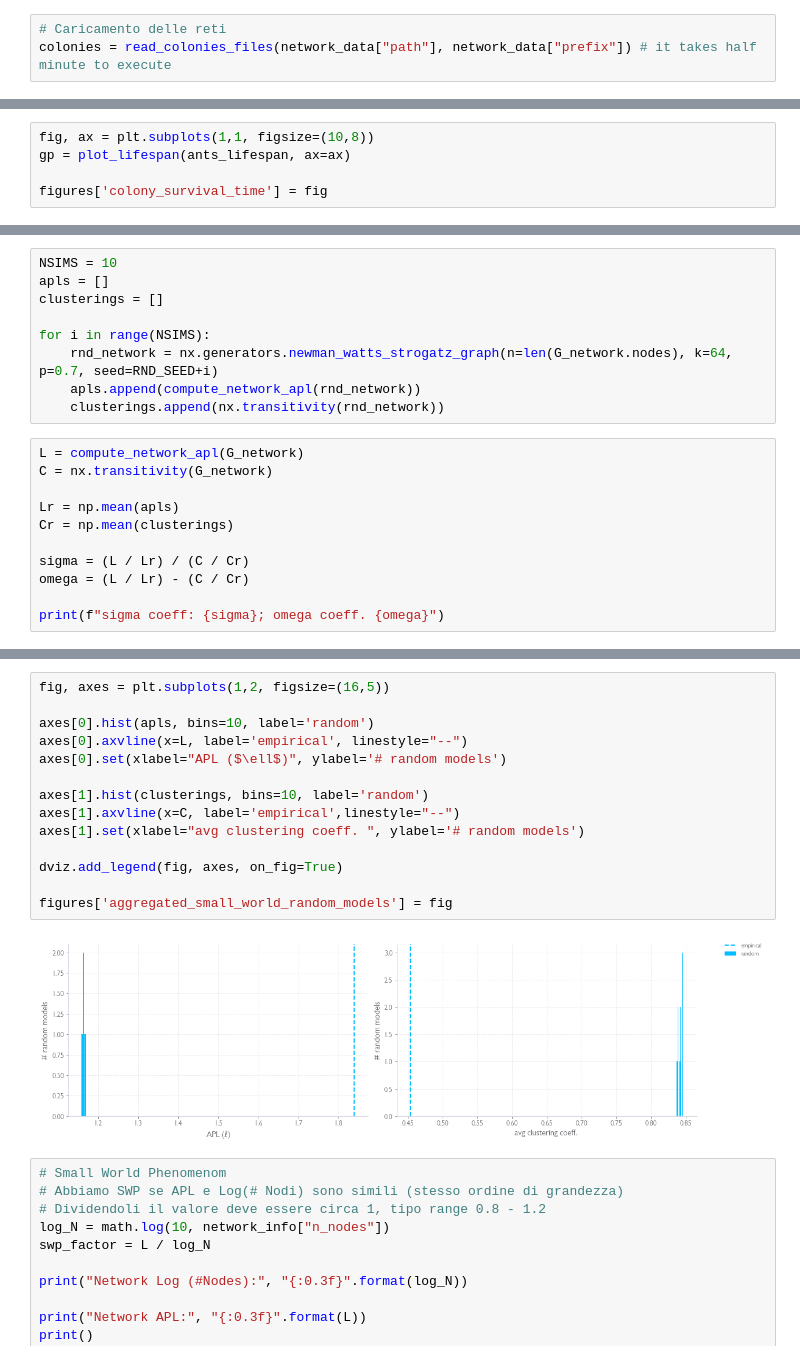
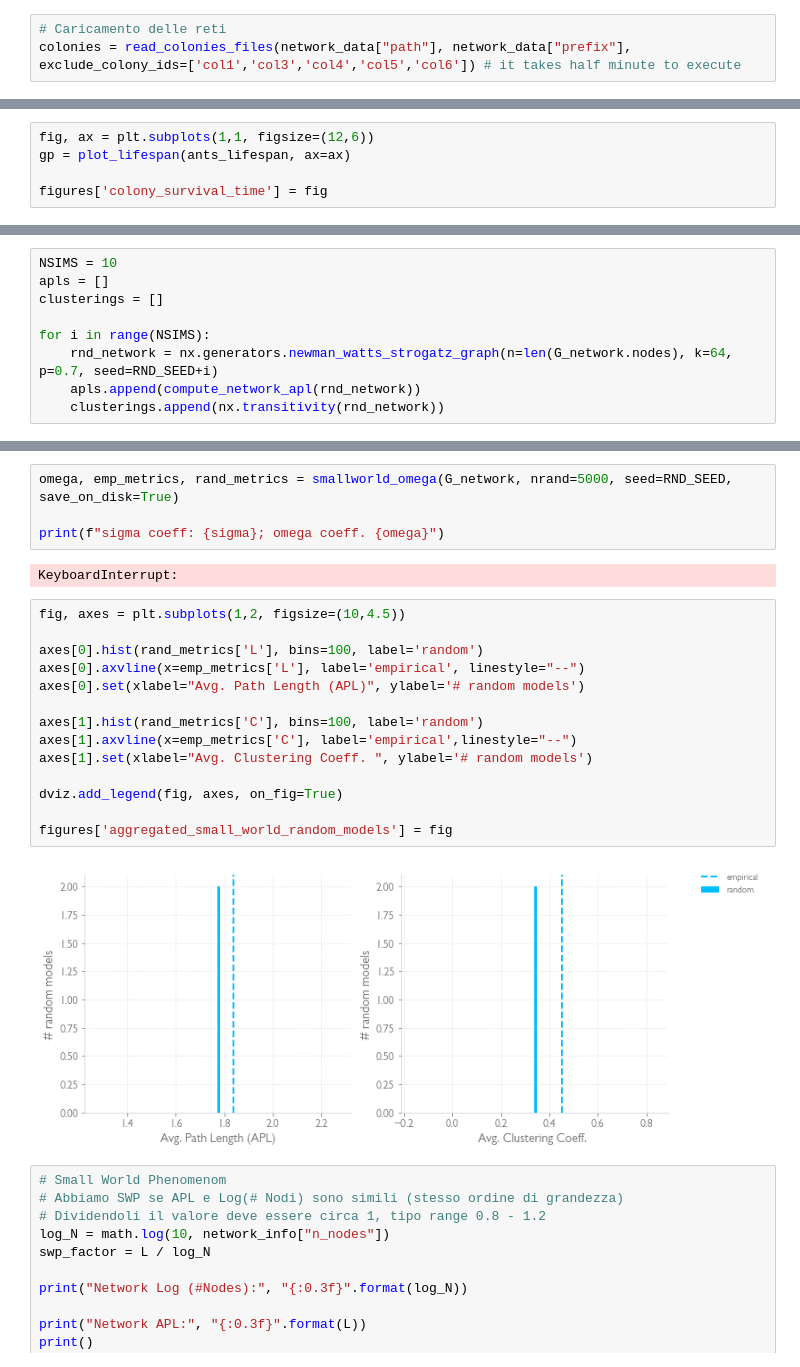
Before and after one commit to PRFina/AVRC-Ants-Colony-Complex-Network, a Jupyter notebook: Esame_AVRC.ipynb, the cells around one changed output, grey strips where cells are left out. Cells and saved outputs as stored; diff of their text form.

Commit message:
add small world omega and removal by attribute strategy

```diff
--- a/Esame_AVRC.ipynb
+++ b/Esame_AVRC.ipynb
@@ -124,7 +124,7 @@ def read_colonies_files(path, prefix, exclude_colony_ids=[], timesteps_span=(-ma
     return colonies
 # %%
 # Caricamento delle reti
-colonies = read_colonies_files(network_data["path"], network_data["prefix"]) # it takes half minute to execute
+colonies = read_colonies_files(network_data["path"], network_data["prefix"], exclude_colony_ids=['col1','col3','col4','col5','col6']) # it takes half minute to execute
 # %% [markdown]
 L'intero dataset contiene 6 colonie. Ognuna di queste contiene 41 grafi, uno per ogni giorno di osservazione della colonia. La colonia 6 è l'unica a contentere 39 grafi (39 giorni di osservazione).
 
@@ -236,7 +236,7 @@ def highlight_nodes(G, nodes, color=(0.1,0.5,0.9,1.0), default_size=25):
 
 ants_lifespan = compute_ants_lifespan(Gs)
 # %%
-fig, ax = plt.subplots(1,1, figsize=(10,8))
+fig, ax = plt.subplots(1,1, figsize=(12,6))
 gp = plot_lifespan(ants_lifespan, ax=ax)
 
 figures['colony_survival_time'] = fig
@@ -701,14 +696,3 @@ for i in range(NSIMS):
     rnd_network = nx.generators.newman_watts_strogatz_graph(n=len(G_network.nodes), k=64, p=0.7, seed=RND_SEED+i)
     apls.append(compute_network_apl(rnd_network))
     clusterings.append(nx.transitivity(rnd_network))
-# %%
-L = compute_network_apl(G_network)
-C = nx.transitivity(G_network)
-
-Lr = np.mean(apls)
-Cr = np.mean(clusterings)
-
-sigma = (L / Lr) / (C / Cr)
-omega = (L / Lr) - (C / Cr)
-
-print(f"sigma coeff: {sigma}; omega coeff. {omega}")
@@ -722,19 +727,25 @@ KernelInterrupted: Execution interrupted by the Jupyter kernel.
+# %%
+omega, emp_metrics, rand_metrics = smallworld_omega(G_network, nrand=5000, seed=RND_SEED, save_on_disk=True)
+
+print(f"sigma coeff: {sigma}; omega coeff. {omega}")
+# %% [output]
+KeyboardInterrupt:
 # %%
-fig, axes = plt.subplots(1,2, figsize=(16,5))
+fig, axes = plt.subplots(1,2, figsize=(10,4.5))
 
-axes[0].hist(apls, bins=10, label='random')
-axes[0].axvline(x=L, label='empirical', linestyle="--")
-axes[0].set(xlabel="APL ($\ell$)", ylabel='# random models')
+axes[0].hist(rand_metrics['L'], bins=100, label='random')
+axes[0].axvline(x=emp_metrics['L'], label='empirical', linestyle="--")
+axes[0].set(xlabel="Avg. Path Length (APL)", ylabel='# random models')
 
-axes[1].hist(clusterings, bins=10, label='random')
-axes[1].axvline(x=C, label='empirical',linestyle="--")
-axes[1].set(xlabel="avg clustering coeff. ", ylabel='# random models')
+axes[1].hist(rand_metrics['C'], bins=100, label='random')
+axes[1].axvline(x=emp_metrics['C'], label='empirical',linestyle="--")
+axes[1].set(xlabel="Avg. Clustering Coeff. ", ylabel='# random models')
 
 dviz.add_legend(fig, axes, on_fig=True)
 
 figures['aggregated_small_world_random_models'] = fig
 # %% [output]
-[figure, old version]
+[figure, new version]
 # %%
 # Small World Phenomenom
 # Abbiamo SWP se APL e Log(# Nodi) sono simili (stesso ordine di grandezza)
```
Also changed, not shown: parts of 20 cells of this notebook, 24 other files.
